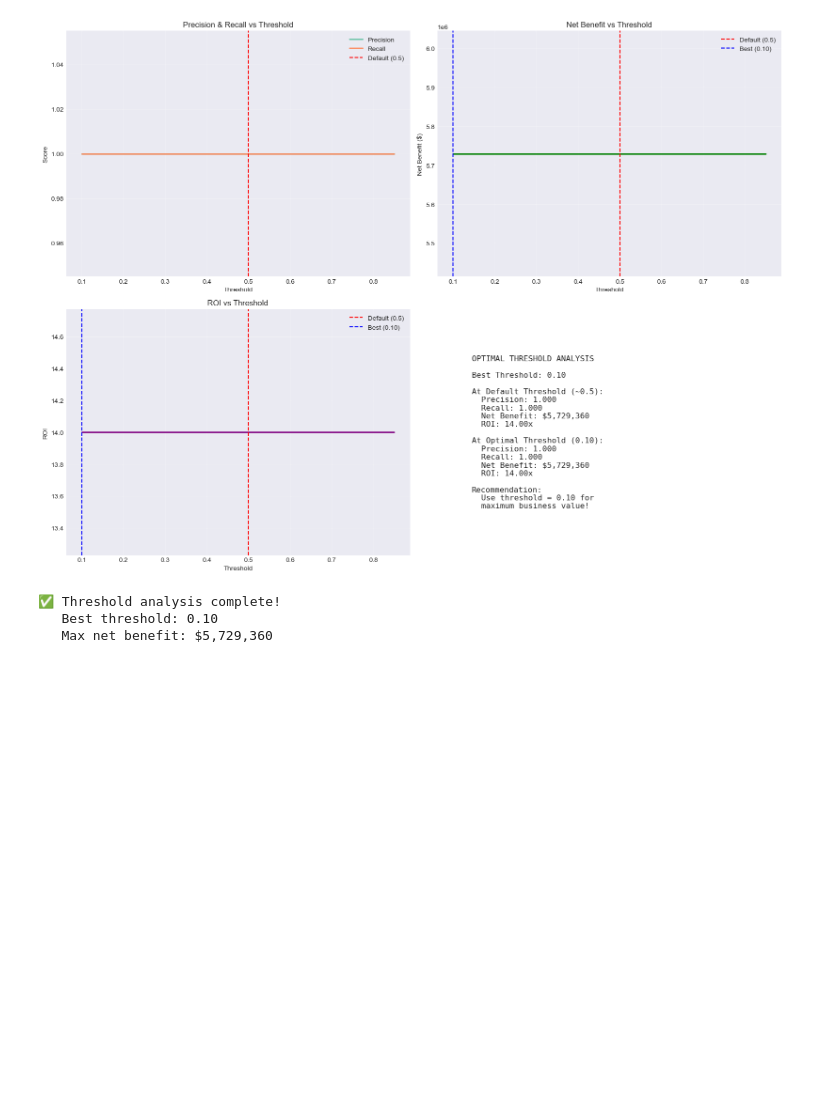
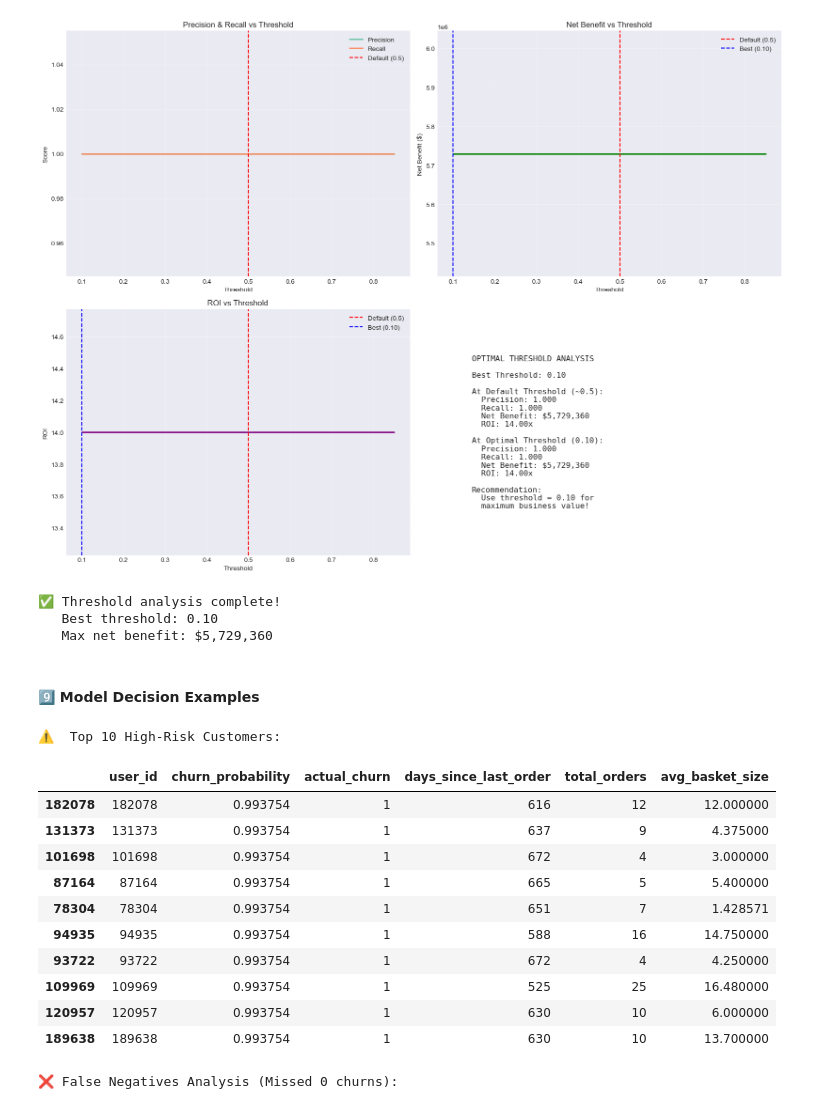
Before and after one commit to miyigun/FreshCart_E-Ticaret_Platformu, a Jupyter notebook: notebooks/05_model_evaluation.ipynb, the cells around one changed output. Cells and saved outputs as stored; diff of their text form; code cells hidden in the pictures; blank space fills up the shorter version.

```diff
--- a/notebooks/05_model_evaluation.ipynb
+++ b/notebooks/05_model_evaluation.ipynb
@@ -548,3 +548,48 @@ print(f"   Max net benefit: ${optimal_stats['net_benefit']:,.0f}")
 ✅ Threshold analysis complete!
    Best threshold: 0.10
    Max net benefit: $5,729,360
+# %% [markdown]
+<h4>
+    9️⃣ Model Decision Examples
+</h4>
+# %%
+# Get high-risk customers (top 10)
+test_df = X_test.copy()
+test_df['user_id'] = test_df.index
+test_df['churn_probability'] = y_pred_proba
+test_df['actual_churn'] = y_test.values
+test_df['predicted_churn'] = y_pred
+
+high_risk = test_df.nlargest(10, 'churn_probability')
+
+print("\n⚠️  Top 10 High-Risk Customers:")
+display(high_risk[['user_id', 'churn_probability', 'actual_churn',
+                   'days_since_last_order', 'total_orders', 'avg_basket_size']].head(10))
+# %% [output]
+⚠️  Top 10 High-Risk Customers:
+|  | user_id | churn_probability | actual_churn | days_since_last_order | total_orders | avg_basket_size |
+| 182078 | 182078 | 0.993754 | 1 | 616 | 12 | 12.000000 |
+| 131373 | 131373 | 0.993754 | 1 | 637 | 9 | 4.375000 |
+| 101698 | 101698 | 0.993754 | 1 | 672 | 4 | 3.000000 |
+| 87164 | 87164 | 0.993754 | 1 | 665 | 5 | 5.400000 |
+| 78304 | 78304 | 0.993754 | 1 | 651 | 7 | 1.428571 |
+| 94935 | 94935 | 0.993754 | 1 | 588 | 16 | 14.750000 |
+| 93722 | 93722 | 0.993754 | 1 | 672 | 4 | 4.250000 |
+| 109969 | 109969 | 0.993754 | 1 | 525 | 25 | 16.480000 |
+| 120957 | 120957 | 0.993754 | 1 | 630 | 10 | 6.000000 |
+| 189638 | 189638 | 0.993754 | 1 | 630 | 10 | 13.700000 |
+# %%
+# Get false negatives (missed churns)
+false_negatives = test_df[(test_df['actual_churn'] == 1) & (test_df['predicted_churn'] == 0)]
+
+print(f"\n❌ False Negatives Analysis (Missed {len(false_negatives)} churns):")
+if len(false_negatives) > 0:
+    print(f"   Average churn probability: {false_negatives['churn_probability'].mean():.2%}")
+    print(f"   Average days since last order: {false_negatives['days_since_last_order'].mean():.1f}")
+    print(f"   Average total orders: {false_negatives['total_orders'].mean():.1f}")
+
+    print("\n   Sample missed churns:")
+    display(false_negatives[['user_id', 'churn_probability', 'days_since_last_order',
+                             'total_orders', 'avg_basket_size']].head(5))
+# %% [output]
+❌ False Negatives Analysis (Missed 0 churns):
```
Also changed, not shown: parts of 1 cell of this notebook.
